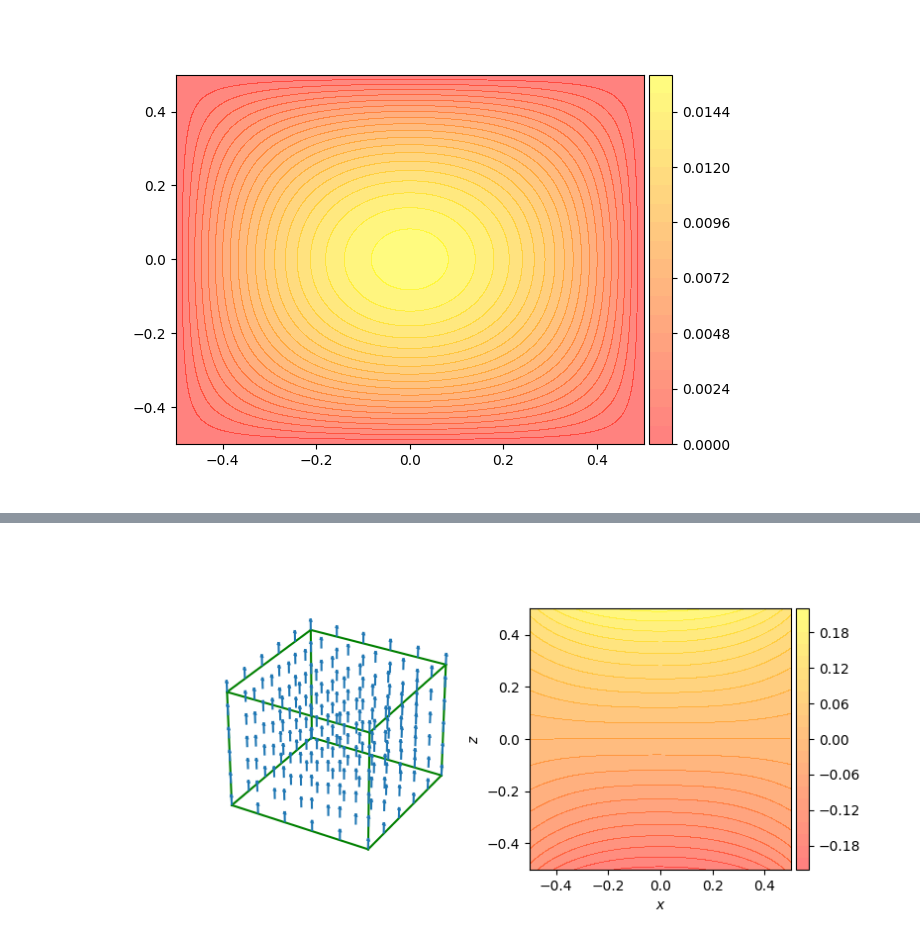
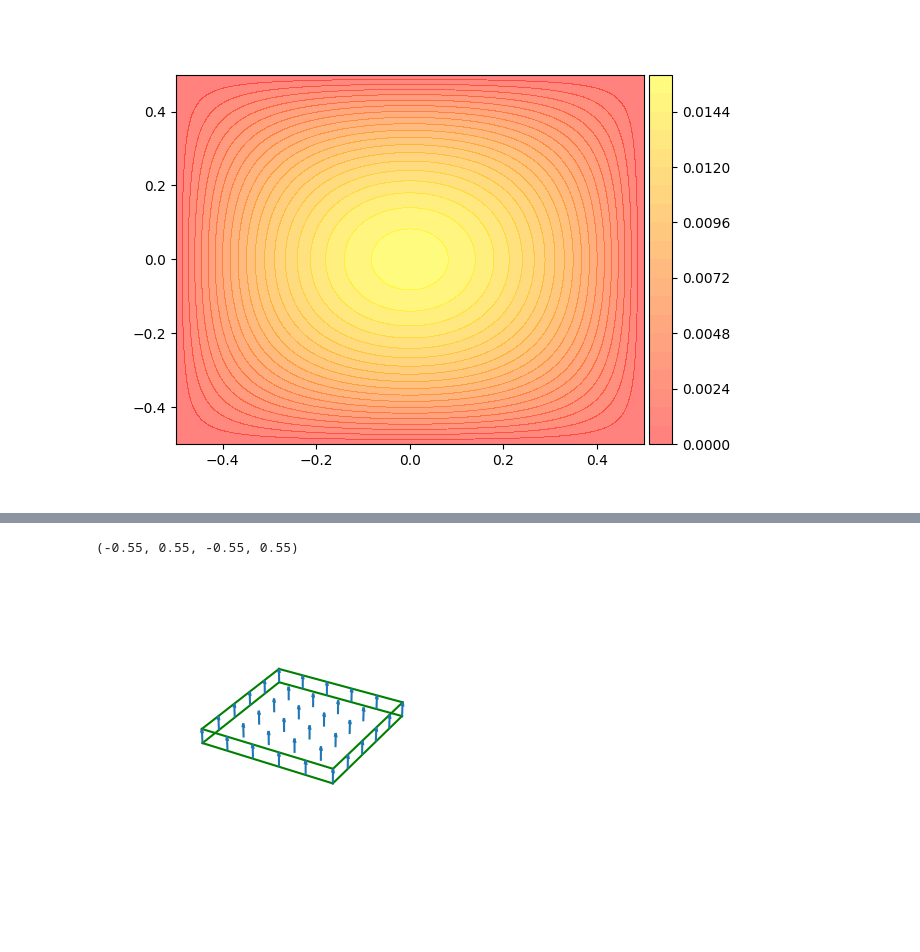
Before and after one commit to schaffer9/MagPI, a Jupyter notebook: examples/stray_field/qp/cube_flower_state.ipynb, the cells around one changed output, grey strips where cells are left out. Cells and saved outputs as stored; diff of their text form; code cells hidden in the pictures; blank space fills up the shorter version.

```diff
--- a/examples/stray_field/qp/cube_flower_state.ipynb
+++ b/examples/stray_field/qp/cube_flower_state.ipynb
@@ -22,9 +22,9 @@ config.update("jax_enable_x64", True)
 # %%
 a = 1.
 b = 1.
-c = 1.
+c = 0.1
 domain = Hypercube((-a / 2, -b / 2, -c / 2), (a / 2, b / 2, c / 2))
 x_dom = array(Sobol(3, seed=0).random_base2(12))
 x_dom = domain.transform(x_dom)
-x_bnd = array(Sobol(2, seed=1).random_base2(10))
+x_bnd = array(Sobol(2, seed=4).random_base2(10))
 x_bnd = domain.transform_bnd(x_bnd)
@@ -174,37 +174,45 @@ plot_model(vmap(phi_nn))
 # %%
 from itertools import combinations, product
-fig = plt.figure(figsize=(8, 4))
-ax = fig.add_subplot(1,2,1, projection='3d')
+fig = plt.figure(figsize=(4, 3))
+ax = fig.add_subplot(1,1,1, projection='3d')
 
 X = jnp.meshgrid(np.arange(-a/2, a/2+0.01, 0.2),
                  np.arange(-b/2, b/2+0.01, 0.2),
                  np.arange(-c/2, c/2+0.01, 0.2))
 
 X = jnp.stack(X, axis=-1)
 M = m(X)
-r = [-0.5, 0.5]
-for s, e in combinations(np.array(list(product(r, r, r))), 2):
-   if np.sum(np.abs(s-e)) == r[1]-r[0]:
-      ax.plot3D(*zip(s, e), color="green")
+r1 = [-a/2, a/2]
+r2 = [-b/2, b/2]
+r3 = [-c/2, c/2]
+for s, e in combinations(np.array(list(product(r1, r2, r3))), 2):
+   if not (
+    np.sum(np.abs(s-e)) < 1.0 or np.sum(np.abs(s-e)) > 1.01
+    ):
+
+    ax.plot3D(*zip(s, e), color="green")
+
+ax.set_box_aspect((10, 10, 1))
 ax.quiver(
     X[..., 0],
     X[..., 1],
     X[..., 2],
     M[..., 0],
     M[..., 1],
     M[..., 2],
     length=0.1)
 ax.axis('off')
 
-ax2 = fig.add_subplot(1,2,2)
-ax2.set_xlim([-a/2, a/2])
-ax2.set_xlabel("$x$")
-ax2.set_ylabel("$z$")
-ax2.set_ylim([-c/2, c/2])
-ax2.set_aspect('equal', 'box')
-plot_model(vmap(phi_nn), ax2)
+# ax2 = fig.add_subplot(1,2,2)
+# ax2.set_xlim([-a/2, a/2])
+# ax2.set_xlabel("$x$")
+# ax2.set_ylabel("$z$")
+# ax2.set_ylim([-c/2, c/2])
+# ax2.set_aspect('equal', 'box')
+# plot_model(vmap(phi_nn), ax2)
 # %% [output]
+(-0.55, 0.55, -0.55, 0.55)
-[figure, old version]
+[figure, new version]
 # %%
 
 ax = plt.figure().add_subplot(projection='3d')
```
Also changed, not shown: parts of 9 cells of this notebook, 4 other files.
